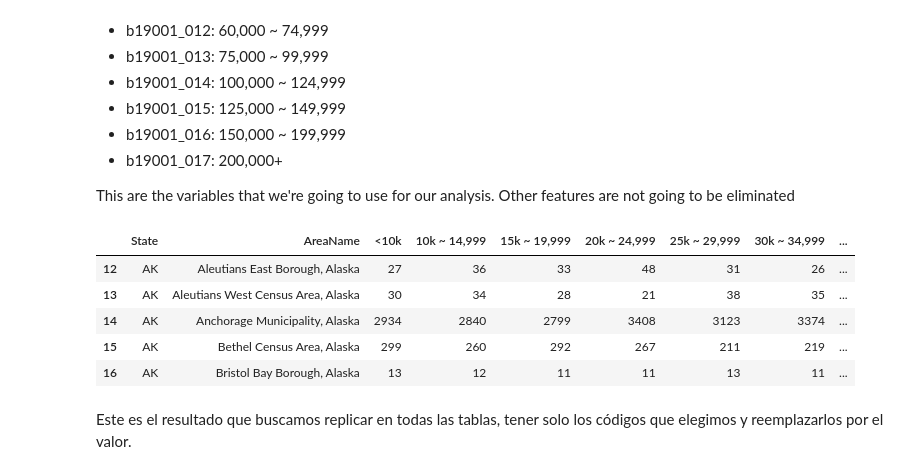
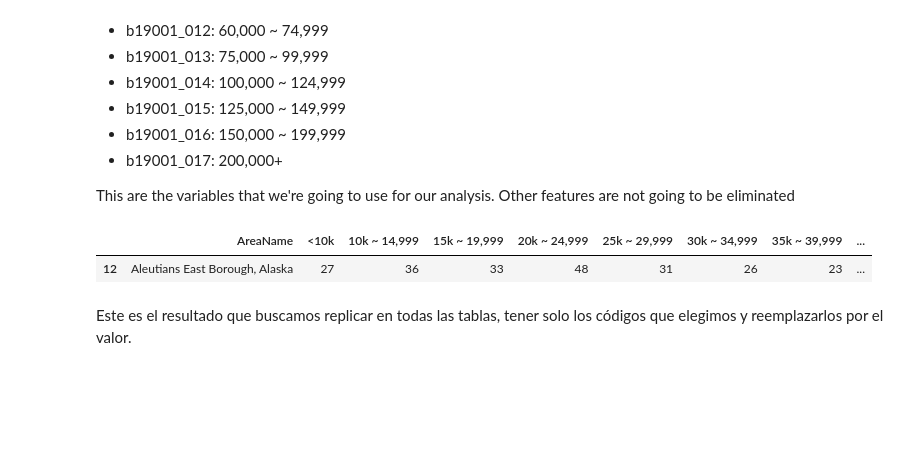
Before and after one commit to BorisRendon/Covid-impact-USA-Analysis, a Jupyter notebook: ACS/testpipeline/pipeline.ipynb, the cells around one changed output. Drawn from its saved outputs; the diff is of its cells as text; code cells hidden in the pictures; blank space fills up the shorter version.

Commit message:
Final table uploaded to Mysql

```diff
--- a/ACS/testpipeline/pipeline.ipynb
+++ b/ACS/testpipeline/pipeline.ipynb
@@ -54,7 +60,7 @@ income_raw=raw_data_all_states('Income')
 # %%
 
 def income_cleaning(state_raw):
-    income_cols = ['State','AreaName']
+    income_cols = ['AreaName']
     income_codes1 = 'B19001_00'
     income_codes2 = 'B19001_0'
     for i in range (2,10):
@@ -93,14 +99,10 @@ def change_names_income(state):
 # %%
 Cleaned_income=change_names_income(cleaned_data)
 # %%
-Cleaned_income.head(5)
+Cleaned_income.head(1)
 # %% [output]
-|  | State | AreaName | <10k | 10k ~ 14,999 | 15k ~ 19,999 | 20k ~ 24,999 | 25k ~ 29,999 | 30k ~ 34,999 | ... |
-| 12 | AK | Aleutians East Borough, Alaska | 27 | 36 | 33 | 48 | 31 | 26 | ... |
-| 13 | AK | Aleutians West Census Area, Alaska | 30 | 34 | 28 | 21 | 38 | 35 | ... |
-| 14 | AK | Anchorage Municipality, Alaska | 2934 | 2840 | 2799 | 3408 | 3123 | 3374 | ... |
-| 15 | AK | Bethel Census Area, Alaska | 299 | 260 | 292 | 267 | 211 | 219 | ... |
-| 16 | AK | Bristol Bay Borough, Alaska | 13 | 12 | 11 | 11 | 13 | 11 | ... |
+|  | AreaName | <10k | 10k ~ 14,999 | 15k ~ 19,999 | 20k ~ 24,999 | 25k ~ 29,999 | 30k ~ 34,999 | 35k ~ 39,999 | ... |
+| 12 | Aleutians East Borough, Alaska | 27 | 36 | 33 | 48 | 31 | 26 | 23 | ... |
 # %% [markdown]
 Este es el resultado que buscamos replicar en todas las tablas, tener solo los códigos que elegimos y reemplazarlos por el valor.
 # %% [markdown]
```
Also changed, not shown: parts of 27 cells of this notebook.
